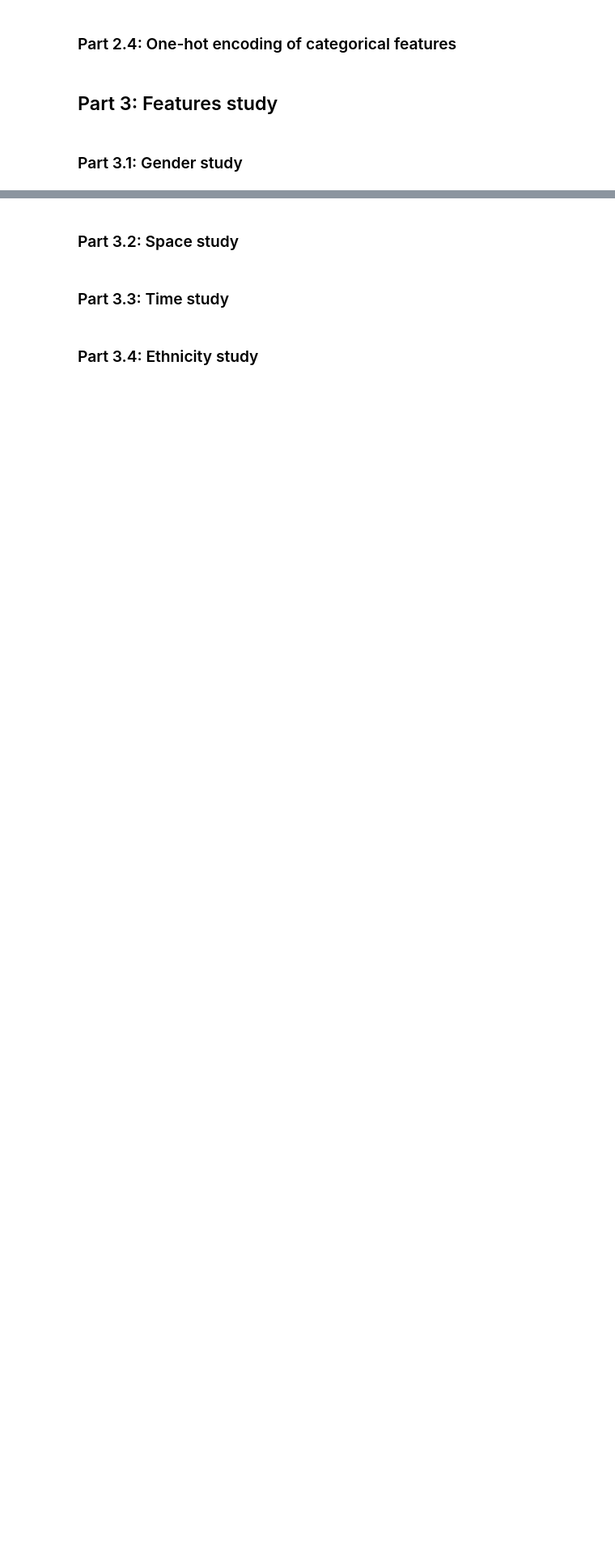
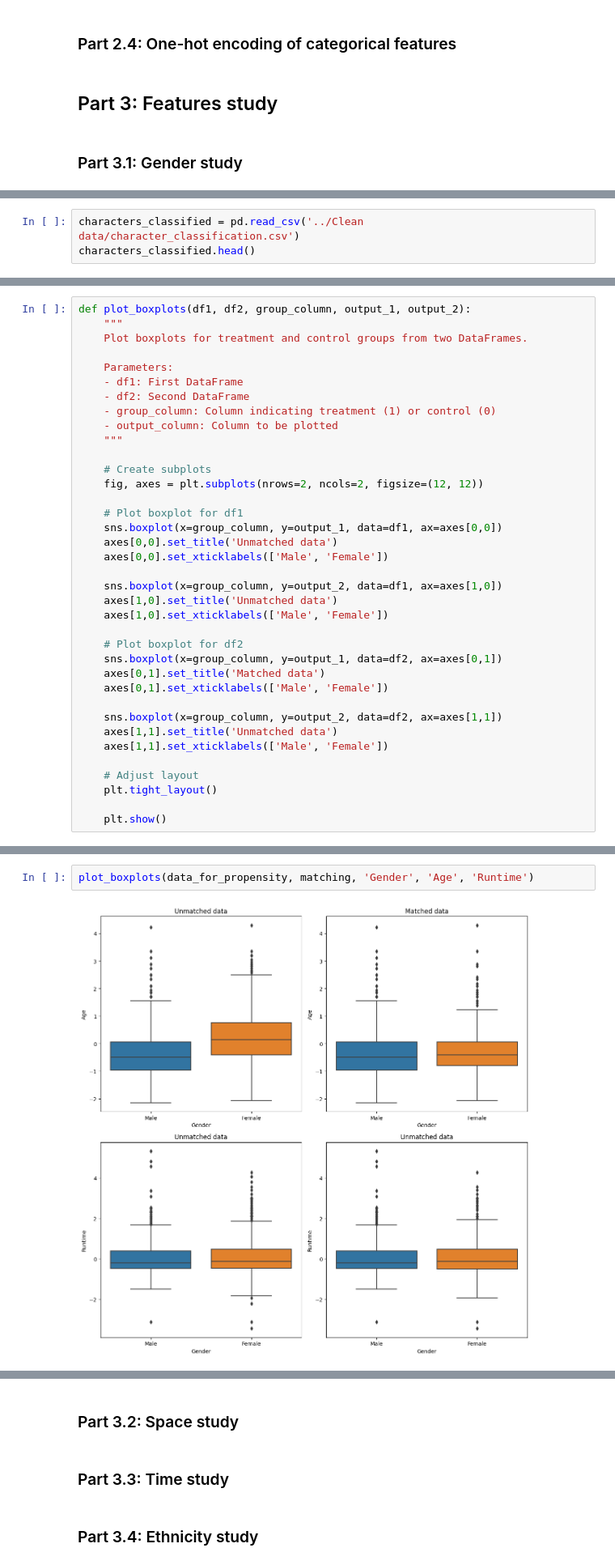
Before and after one commit to epfl-ada/ada-2023-project-fauttrouverunnompourada, a Jupyter notebook: P3.ipynb, the cells around one changed output, grey strips where cells are left out. Shown at 81% size. Drawn from its saved outputs; the diff is of its cells as text; blank space fills up the shorter version.

```diff
--- a/P3.ipynb
+++ b/P3.ipynb
@@ -26,0 +53,3 @@
+# %%
+characters_classified = pd.read_csv('../Clean data/character_classification.csv')
+characters_classified.head()
@@ -26,0 +886,37 @@
+# %%
+def plot_boxplots(df1, df2, group_column, output_1, output_2):
+    """
+    Plot boxplots for treatment and control groups from two DataFrames.
+
+    Parameters:
+    - df1: First DataFrame
+    - df2: Second DataFrame
+    - group_column: Column indicating treatment (1) or control (0)
+    - output_column: Column to be plotted
+    """
+
+    # Create subplots
+    fig, axes = plt.subplots(nrows=2, ncols=2, figsize=(12, 12))
+
+    # Plot boxplot for df1
+    sns.boxplot(x=group_column, y=output_1, data=df1, ax=axes[0,0])
+    axes[0,0].set_title('Unmatched data')
+    axes[0,0].set_xticklabels(['Male', 'Female'])
+
+    sns.boxplot(x=group_column, y=output_2, data=df1, ax=axes[1,0])
+    axes[1,0].set_title('Unmatched data')
+    axes[1,0].set_xticklabels(['Male', 'Female'])
+
+    # Plot boxplot for df2
+    sns.boxplot(x=group_column, y=output_1, data=df2, ax=axes[0,1])
+    axes[0,1].set_title('Matched data')
+    axes[0,1].set_xticklabels(['Male', 'Female'])
+
+    sns.boxplot(x=group_column, y=output_2, data=df2, ax=axes[1,1])
+    axes[1,1].set_title('Unmatched data')
+    axes[1,1].set_xticklabels(['Male', 'Female'])
+
+    # Adjust layout
+    plt.tight_layout()
+
+    plt.show()
@@ -26,0 +925,4 @@
+# %%
+plot_boxplots(data_for_propensity, matching, 'Gender', 'Age', 'Runtime')
+# %% [output]
+[figure, added]
```
Also changed, not shown: parts of 88 cells of this notebook.
